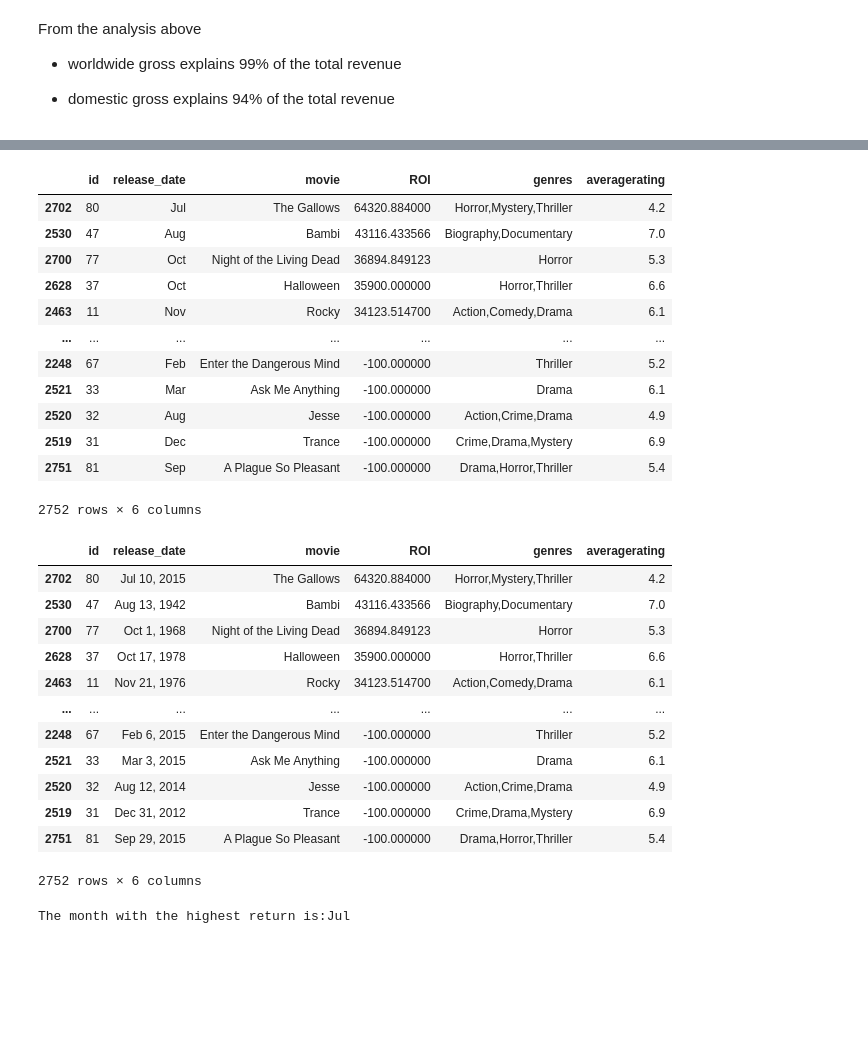
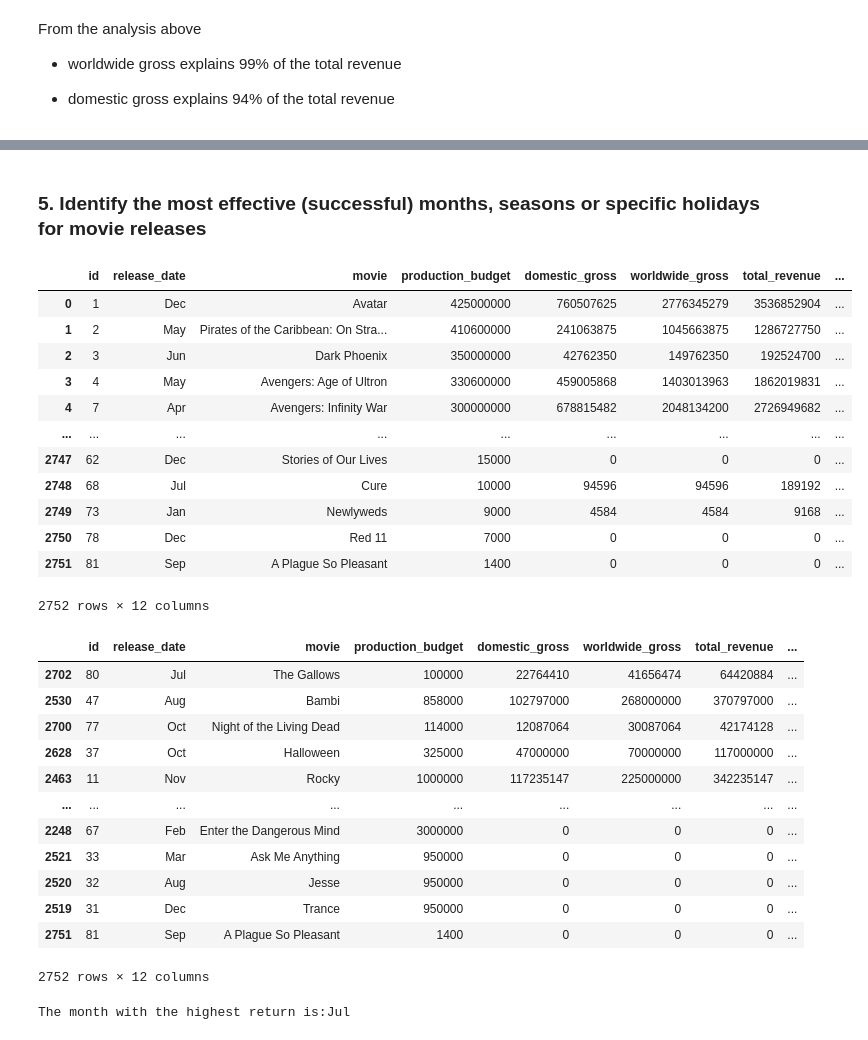
Before and after one commit to CWoto/group8-project, a Jupyter notebook: Project notebook.ipynb, the cells around one changed output, grey strips where cells are left out. Saved outputs shown, nothing was run; the diff lists cells and outputs as text; code cells hidden in the pictures; blank space fills up the shorter version.

```diff
--- a/Project notebook.ipynb
+++ b/Project notebook.ipynb
@@ -1098,36 +1111,44 @@ df1
+# %% [markdown]
+### 5. 	Identify the most effective (successful) months, seasons or specific holidays for movie releases
+# %%
+### Reading the data
+
+budget_data = pd.read_csv('./Data/budget_cleaned.csv')
+combined_analysis = pd.read_csv('./Data/combined_analysis.csv')
+genre_data = pd.read_csv('genre_averages.csv')
+working_data_data = pd.read_csv('working_data_file.csv')
 # %%
-df1['release_date']=df1['release_date'].str.slice(0,3)
-df1
+working_data_data['release_date']=working_data_data['release_date'].str.slice(0,3)
+working_data_data
 # %% [output]
-|  | id | release_date | movie | ROI | genres | averagerating |
-| 2702 | 80 | Jul | The Gallows | 64320.884000 | Horror,Mystery,Thriller | 4.2 |
-| 2530 | 47 | Aug | Bambi | 43116.433566 | Biography,Documentary | 7.0 |
-| 2700 | 77 | Oct | Night of the Living Dead | 36894.849123 | Horror | 5.3 |
-| 2628 | 37 | Oct | Halloween | 35900.000000 | Horror,Thriller | 6.6 |
-| 2463 | 11 | Nov | Rocky | 34123.514700 | Action,Comedy,Drama | 6.1 |
-| ... | ... | ... | ... | ... | ... | ... |
-| 2248 | 67 | Feb | Enter the Dangerous Mind | -100.000000 | Thriller | 5.2 |
-| 2521 | 33 | Mar | Ask Me Anything | -100.000000 | Drama | 6.1 |
-| 2520 | 32 | Aug | Jesse | -100.000000 | Action,Crime,Drama | 4.9 |
-| 2519 | 31 | Dec | Trance | -100.000000 | Crime,Drama,Mystery | 6.9 |
-| 2751 | 81 | Sep | A Plague So Pleasant | -100.000000 | Drama,Horror,Thriller | 5.4 |
+|  | id | release_date | movie | production_budget | domestic_gross | worldwide_gross | total_revenue | ... |
+| 0 | 1 | Dec | Avatar | 425000000 | 760507625 | 2776345279 | 3536852904 | ... |
+| 1 | 2 | May | Pirates of the Caribbean: On Stra... | 410600000 | 241063875 | 1045663875 | 1286727750 | ... |
+| 2 | 3 | Jun | Dark Phoenix | 350000000 | 42762350 | 149762350 | 192524700 | ... |
+| 3 | 4 | May | Avengers: Age of Ultron | 330600000 | 459005868 | 1403013963 | 1862019831 | ... |
+| 4 | 7 | Apr | Avengers: Infinity War | 300000000 | 678815482 | 2048134200 | 2726949682 | ... |
+| ... | ... | ... | ... | ... | ... | ... | ... | ... |
+| 2747 | 62 | Dec | Stories of Our Lives | 15000 | 0 | 0 | 0 | ... |
+| 2748 | 68 | Jul | Cure | 10000 | 94596 | 94596 | 189192 | ... |
+| 2749 | 73 | Jan | Newlyweds | 9000 | 4584 | 4584 | 9168 | ... |
+| 2750 | 78 | Dec | Red 11 | 7000 | 0 | 0 | 0 | ... |
+| 2751 | 81 | Sep | A Plague So Pleasant | 1400 | 0 | 0 | 0 | ... |
-2752 rows × 6 columns
+2752 rows × 12 columns
 # %%
-# sorting  data by RIO Column
-df1=df1.sort_values(by="ROI", ascending=False)
-df1
+sort_working_data=working_data_data.sort_values(by="ROI", ascending=False)
+sort_working_data
 # %% [output]
-|  | id | release_date | movie | ROI | genres | averagerating |
-| 2702 | 80 | Jul 10, 2015 | The Gallows | 64320.884000 | Horror,Mystery,Thriller | 4.2 |
-| 2530 | 47 | Aug 13, 1942 | Bambi | 43116.433566 | Biography,Documentary | 7.0 |
-| 2700 | 77 | Oct 1, 1968 | Night of the Living Dead | 36894.849123 | Horror | 5.3 |
-| 2628 | 37 | Oct 17, 1978 | Halloween | 35900.000000 | Horror,Thriller | 6.6 |
-| 2463 | 11 | Nov 21, 1976 | Rocky | 34123.514700 | Action,Comedy,Drama | 6.1 |
-| ... | ... | ... | ... | ... | ... | ... |
-| 2248 | 67 | Feb 6, 2015 | Enter the Dangerous Mind | -100.000000 | Thriller | 5.2 |
-| 2521 | 33 | Mar 3, 2015 | Ask Me Anything | -100.000000 | Drama | 6.1 |
-| 2520 | 32 | Aug 12, 2014 | Jesse | -100.000000 | Action,Crime,Drama | 4.9 |
-| 2519 | 31 | Dec 31, 2012 | Trance | -100.000000 | Crime,Drama,Mystery | 6.9 |
-| 2751 | 81 | Sep 29, 2015 | A Plague So Pleasant | -100.000000 | Drama,Horror,Thriller | 5.4 |
+|  | id | release_date | movie | production_budget | domestic_gross | worldwide_gross | total_revenue | ... |
+| 2702 | 80 | Jul | The Gallows | 100000 | 22764410 | 41656474 | 64420884 | ... |
+| 2530 | 47 | Aug | Bambi | 858000 | 102797000 | 268000000 | 370797000 | ... |
+| 2700 | 77 | Oct | Night of the Living Dead | 114000 | 12087064 | 30087064 | 42174128 | ... |
+| 2628 | 37 | Oct | Halloween | 325000 | 47000000 | 70000000 | 117000000 | ... |
+| 2463 | 11 | Nov | Rocky | 1000000 | 117235147 | 225000000 | 342235147 | ... |
+| ... | ... | ... | ... | ... | ... | ... | ... | ... |
+| 2248 | 67 | Feb | Enter the Dangerous Mind | 3000000 | 0 | 0 | 0 | ... |
+| 2521 | 33 | Mar | Ask Me Anything | 950000 | 0 | 0 | 0 | ... |
+| 2520 | 32 | Aug | Jesse | 950000 | 0 | 0 | 0 | ... |
+| 2519 | 31 | Dec | Trance | 950000 | 0 | 0 | 0 | ... |
+| 2751 | 81 | Sep | A Plague So Pleasant | 1400 | 0 | 0 | 0 | ... |
-2752 rows × 6 columns
+2752 rows × 12 columns
 # %%
```
Also changed, not shown: parts of 65 cells of this notebook.
